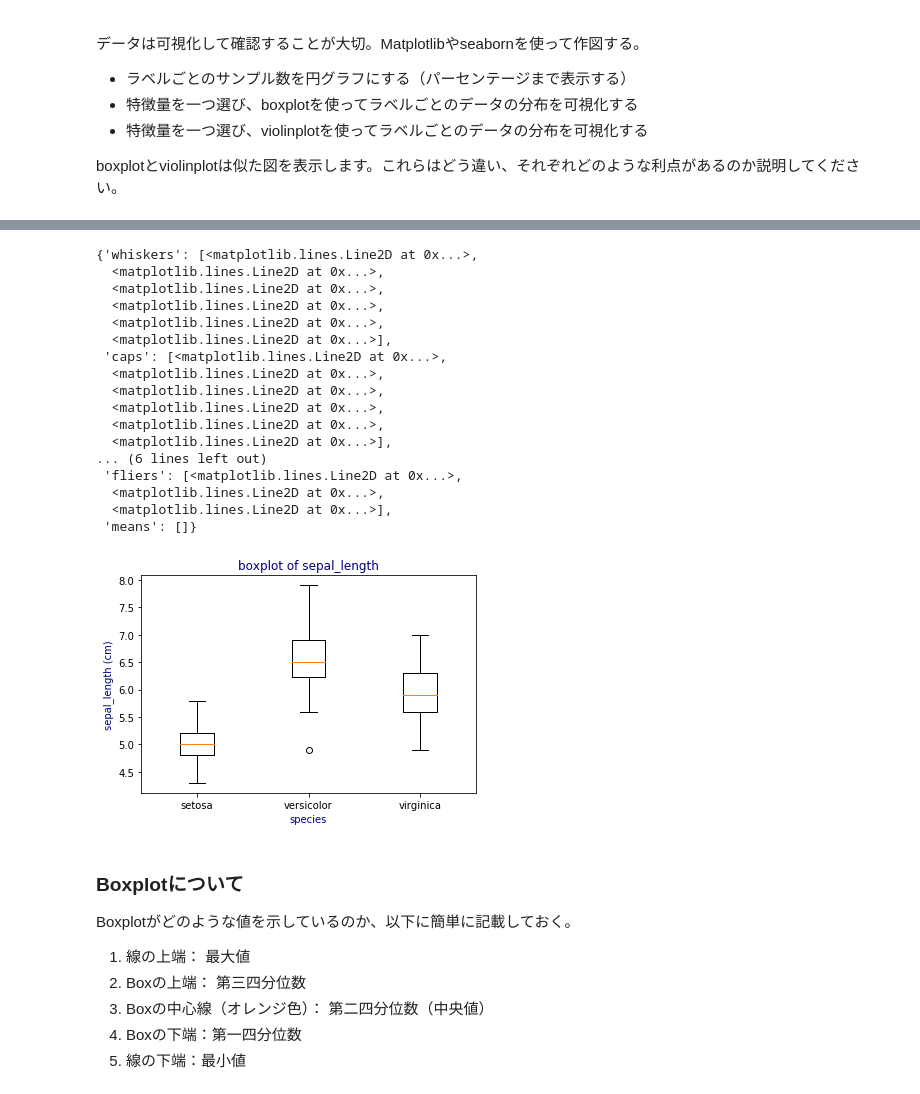
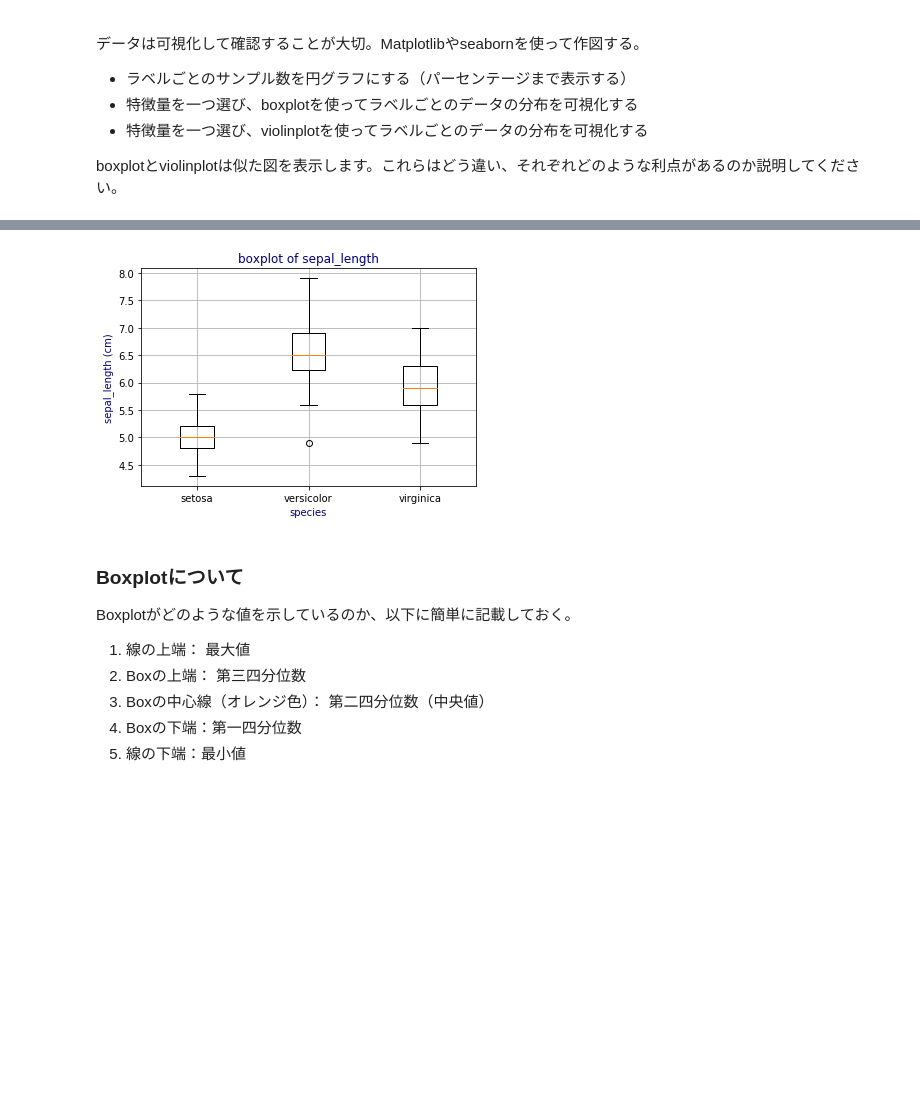
Before and after one commit to onlyisnotlonely/diveintocode-ml, a Jupyter notebook: week3/week3-work1.ipynb, the cells around one changed output, grey strips where cells are left out. Drawn from its saved outputs; the diff is of its cells as text; code cells hidden in the pictures; blank space fills up the shorter version.

```diff
--- a/week3/week3-work1.ipynb
+++ b/week3/week3-work1.ipynb
@@ -306,38 +297,22 @@ plt.pie(data, labels = label, autopct = "%1.1f%%")
 # %%
 # 特徴量を一つ選び、boxplotを使ってラベルごとのデータの分布を可視化する
 
 # 1. 特徴量にsepal_lengthを取り、ラベル毎に変数に格納する
 sepal_length_setosa = df.sepal_length[df.species == 0]
 sepal_length_versicolor = df.sepal_length[df.species == 1]
 sepal_length_virginica = df.sepal_length[df.species == 2]
 
 # 2. Boxplotで可視化する
 sepal_length = [sepal_length_setosa, sepal_length_virginica, sepal_length_versicolor]
 label = ["setosa", "versicolor", "virginica"]
 
+plt.grid() # gridを入れる
 plt.title("boxplot of sepal_length", color = "navy")
 plt.xlabel("species", color = "navy")
 plt.ylabel("sepal_length (cm)", color = "navy")
-plt.boxplot(sepal_length, labels = label)
+plt.boxplot(sepal_length, labels = label);
 # %% [output]
-{'whiskers': [<matplotlib.lines.Line2D at 0x...>,
-  <matplotlib.lines.Line2D at 0x...>,
-  <matplotlib.lines.Line2D at 0x...>,
-  <matplotlib.lines.Line2D at 0x...>,
-  <matplotlib.lines.Line2D at 0x...>,
-  <matplotlib.lines.Line2D at 0x...>],
- 'caps': [<matplotlib.lines.Line2D at 0x...>,
-  <matplotlib.lines.Line2D at 0x...>,
-  <matplotlib.lines.Line2D at 0x...>,
-  <matplotlib.lines.Line2D at 0x...>,
-  <matplotlib.lines.Line2D at 0x...>,
-  <matplotlib.lines.Line2D at 0x...>],
-... (6 lines left out)
- 'fliers': [<matplotlib.lines.Line2D at 0x...>,
-  <matplotlib.lines.Line2D at 0x...>,
-  <matplotlib.lines.Line2D at 0x...>],
- 'means': []}
-[figure, old version]
+[figure, new version]
 # %% [markdown]
 ### Boxplotについて
 
```
Also changed, not shown: parts of 8 cells of this notebook.
